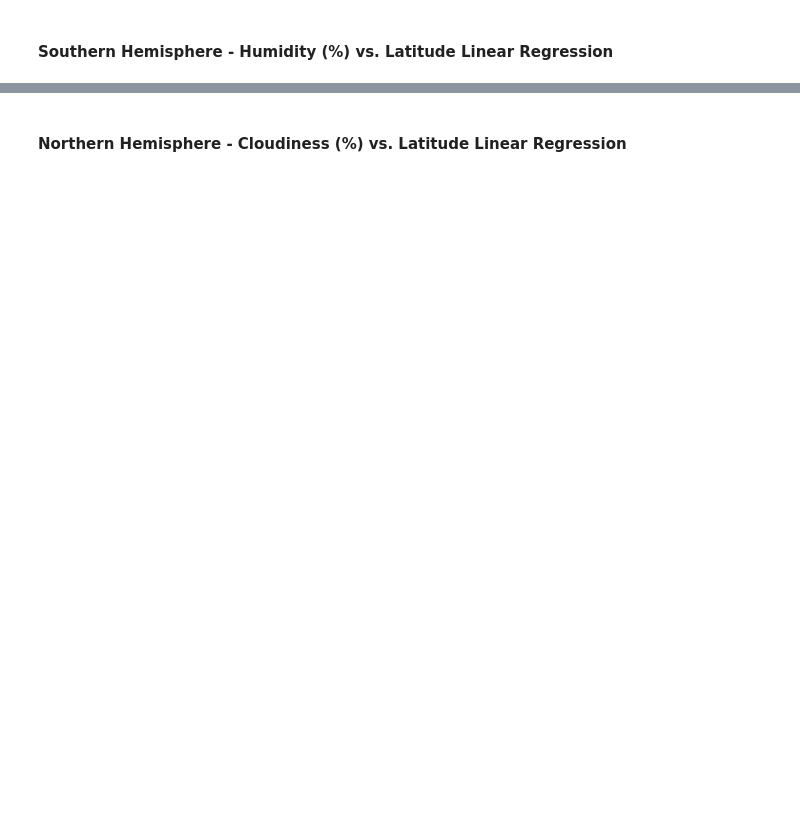
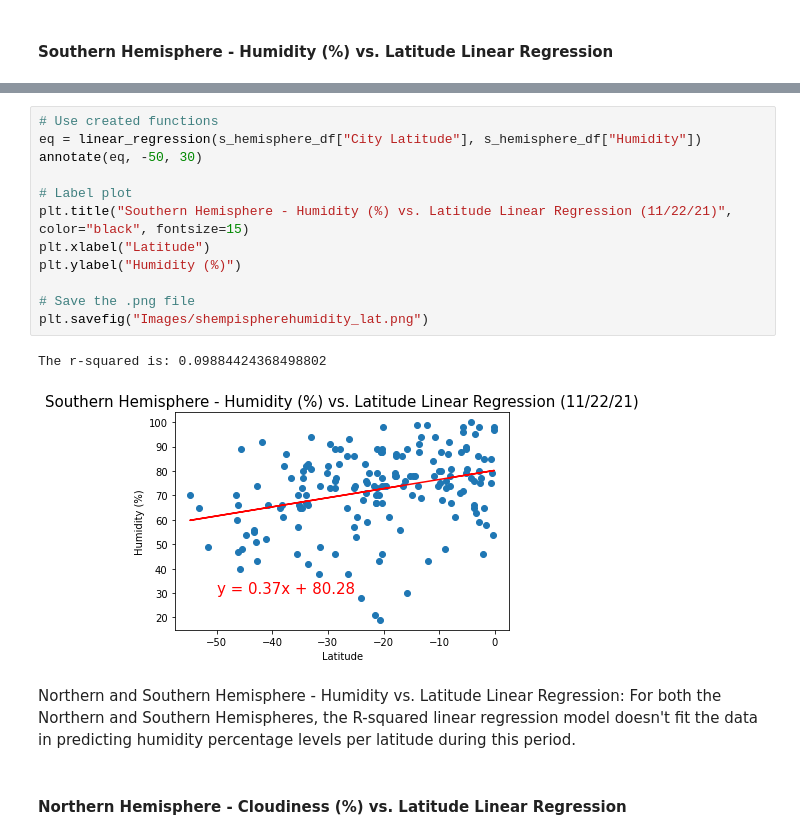
Before and after one commit to V-Villagomez/Python_API_Challenge, a Jupyter notebook: WeatherPy/WeatherPy.ipynb, the cells around one changed output, grey strips where cells are left out. Cells and saved outputs as stored; diff of their text form; blank space fills up the shorter version.

```diff
--- a/WeatherPy/WeatherPy.ipynb
+++ b/WeatherPy/WeatherPy.ipynb
@@ -278,2 +332,20 @@ The r-squared is: 0.0008996079328825663
+# %%
+# Use created functions
+eq = linear_regression(s_hemisphere_df["City Latitude"], s_hemisphere_df["Humidity"])
+annotate(eq, -50, 30)
+
+# Label plot
+plt.title("Southern Hemisphere - Humidity (%) vs. Latitude Linear Regression (11/22/21)", color="black", fontsize=15)
+plt.xlabel("Latitude")
+plt.ylabel("Humidity (%)")
+
+# Save the .png file
+plt.savefig("Images/shempispherehumidity_lat.png")
+# %% [output]
+The r-squared is: 0.09884424368498802
+[figure, added]
+# %% [markdown]
+Northern and Southern Hemisphere - Humidity vs. Latitude Linear Regression:
+For both the Northern and Southern Hemispheres, the R-squared linear regression model doesn't fit the data in predicting humidity percentage levels per latitude during this period.
 # %% [markdown]
 ####  Northern Hemisphere - Cloudiness (%) vs. Latitude Linear Regression
```
Also changed, not shown: parts of 25 cells of this notebook, 8 other files.
